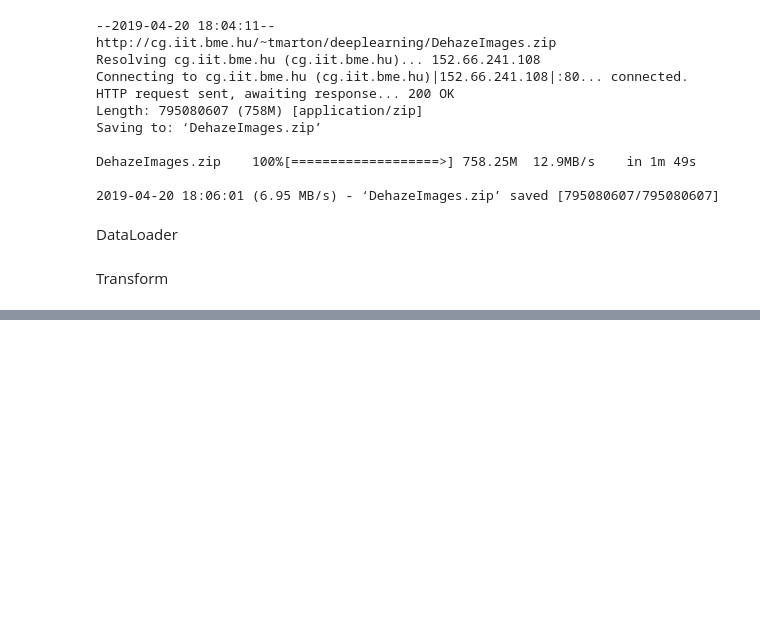
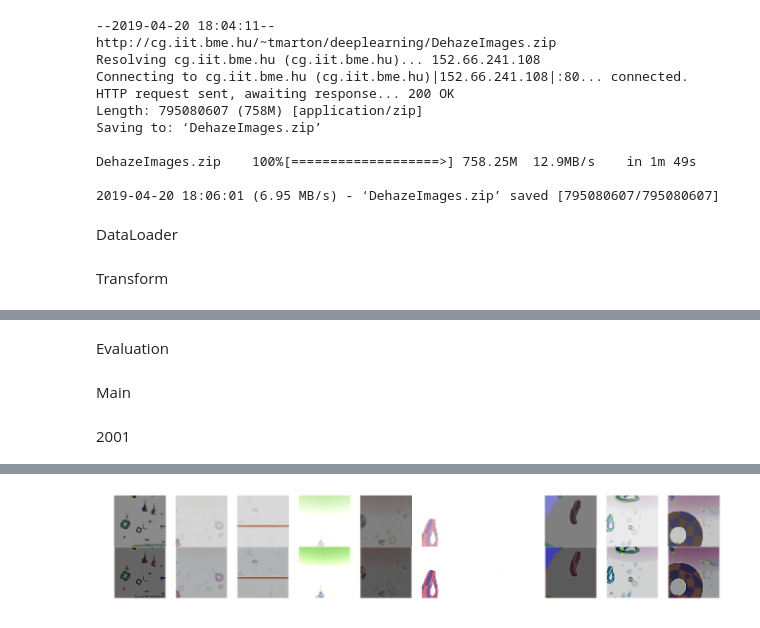
Before and after one commit to MartonJToth/KepszintezisLabor, a Jupyter notebook: KepszintezisLabor.ipynb, the cells around one changed output, grey strips where cells are left out. Cells and saved outputs as stored; diff of their text form; code cells hidden in the pictures; blank space fills up the shorter version.

```diff
--- a/KepszintezisLabor.ipynb
+++ b/KepszintezisLabor.ipynb
@@ -114,8 +124,8 @@ class DehazeDataset(Dataset):
                     DehazeDataset.validation_input.append(inputPath)
                     DehazeDataset.validation_results.append(resultPath)
 
-        self.width = DehazeDataset.width // 4
-        self.height = DehazeDataset.height // 4
+        self.width = DehazeDataset.width
+        self.height = DehazeDataset.height
 
         if type == 'training':
             self.sampleNum = len(DehazeDataset.train_input)
@@ -174,0 +274,14 @@ class ToTensor(object):
+# %% [markdown]
+Evaluation
+# %%
+from matplotlib.pyplot import figure, imshow, axis
+
+def displayImages(images):
+
+  fig = figure(figsize=(20, 10), dpi=80)
+  number_of_files = len(images)
+  for i in range(len(images)):
+      a=fig.add_subplot(1,number_of_files,i+1)
+      image = images[i]
+      imshow(image,cmap='Greys_r')
+      axis('off')
@@ -174,0 +337,43 @@ class ToTensor(object):
+# %% [markdown]
+Main
+# %%
+from torch.utils.data import DataLoader
+
+haveCuda = torch.cuda.is_available()
+
+path = './DehazeImages'
+seed = 1
+
+torch.manual_seed(seed)
+if haveCuda:
+  torch.cuda.manual_seed(seed)
+
+tt = ToTensor()
+trainingDS = DehazeDataset(path=path, type='training', percentage=0.8, transform=tt)
+validationDS = DehazeDataset(path=path, type='validation', transform=tt)
+
+trainingDL = DataLoader(trainingDS, batch_size=16, shuffle=True, num_workers=4)
+validationDL = DataLoader(validationDS, batch_size=16, shuffle=True, num_workers=4)
+
+nn = MyModelScript()
+
+if haveCuda:
+  nn = nn.cuda()
+
+criterion = torch.nn.MSELoss()
+optimizer = torch.optim.Adam(nn.parameters(), lr=1e-4, weight_decay=0.0001)
+scheduler = torch.optim.lr_scheduler.StepLR(optimizer, step_size=53760, gamma=0.5)
+
+numEpoch = 5
+
+for i in range(numEpoch):
+
+  train(i, nn, trainingDL, optimizer, criterion, haveCuda)
+  eval(i, nn, validationDL, criterion, haveCuda)
+
+nn.cpu()
+nn.save('cuda_trined_model.pt')
+
+print('Model saved')
+# %% [output]
+2001
@@ -174,0 +383 @@ class ToTensor(object):
+[figure, added]
```
Also changed, not shown: parts of 8 cells of this notebook.
